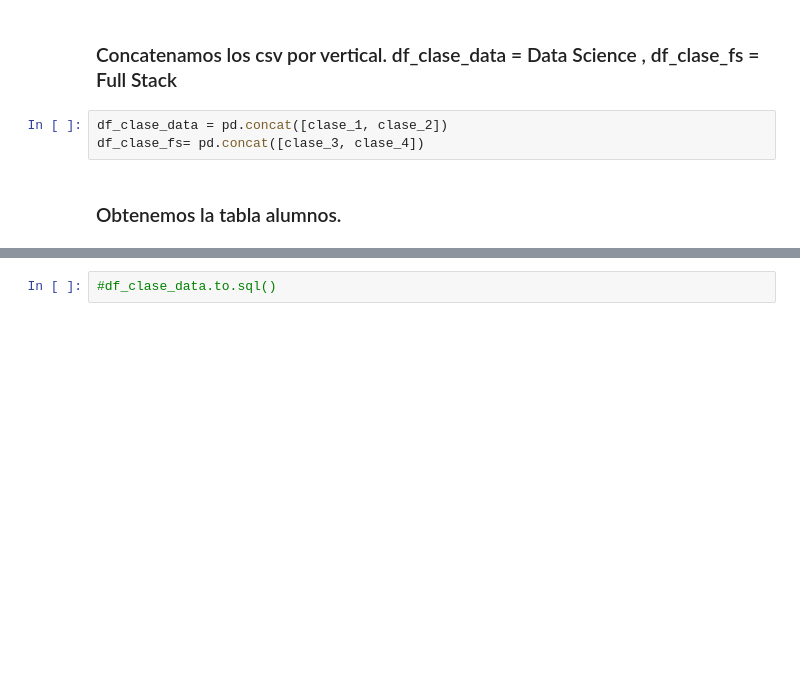
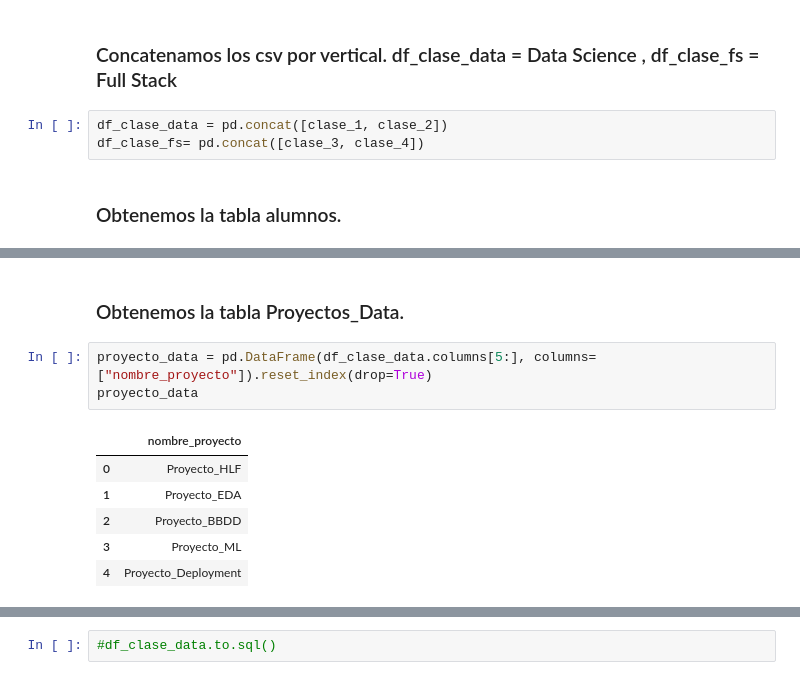
Before and after one commit to pablo-droid/proyecto_sql_noviembre, a Jupyter notebook: proyecto_ddbb.ipynb, the cells around one changed output, grey strips where cells are left out. Cells and saved outputs as stored; diff of their text form; blank space fills up the shorter version.

```diff
--- a/proyecto_ddbb.ipynb
+++ b/proyecto_ddbb.ipynb
@@ -142,0 +162,12 @@ resultados_fs.head(5)
+# %% [markdown]
+### Obtenemos la tabla Proyectos_Data.
+# %%
+proyecto_data = pd.DataFrame(df_clase_data.columns[5:], columns=["nombre_proyecto"]).reset_index(drop=True)
+proyecto_data
+# %% [output]
+|  | nombre_proyecto |
+| 0 | Proyecto_HLF |
+| 1 | Proyecto_EDA |
+| 2 | Proyecto_BBDD |
+| 3 | Proyecto_ML |
+| 4 | Proyecto_Deployment |
```
Also changed, not shown: parts of 16 cells of this notebook, 3 other files.
